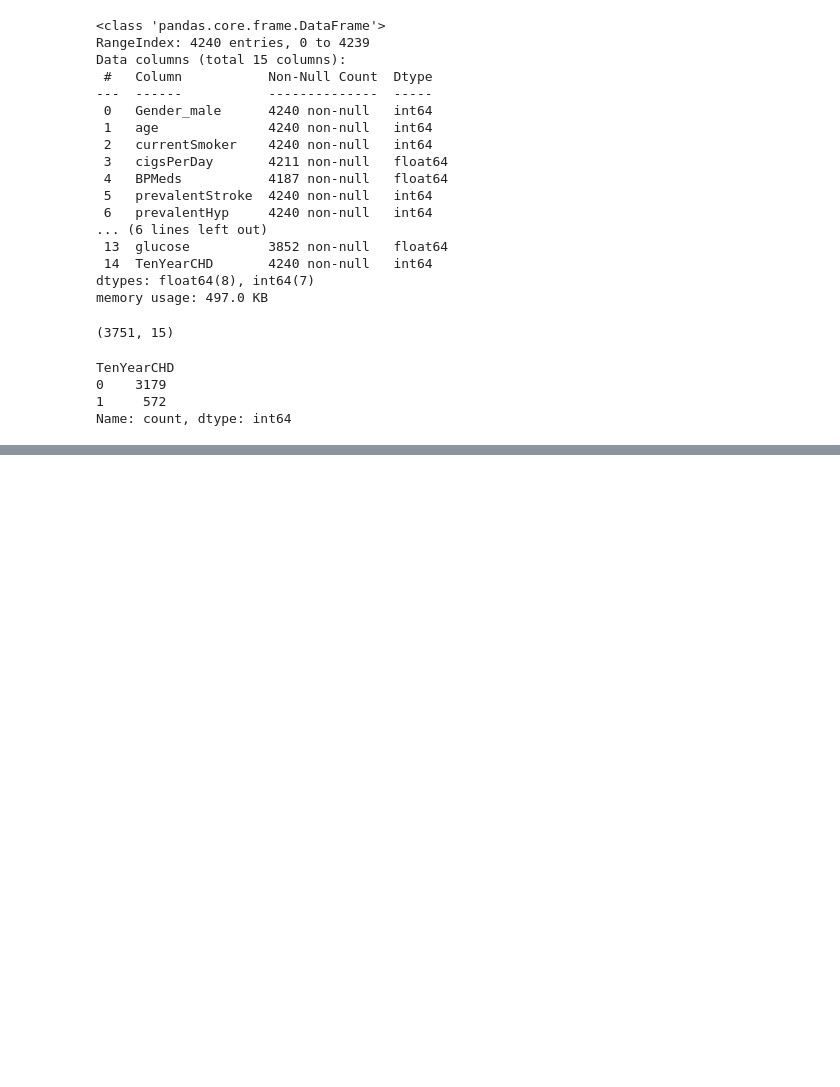
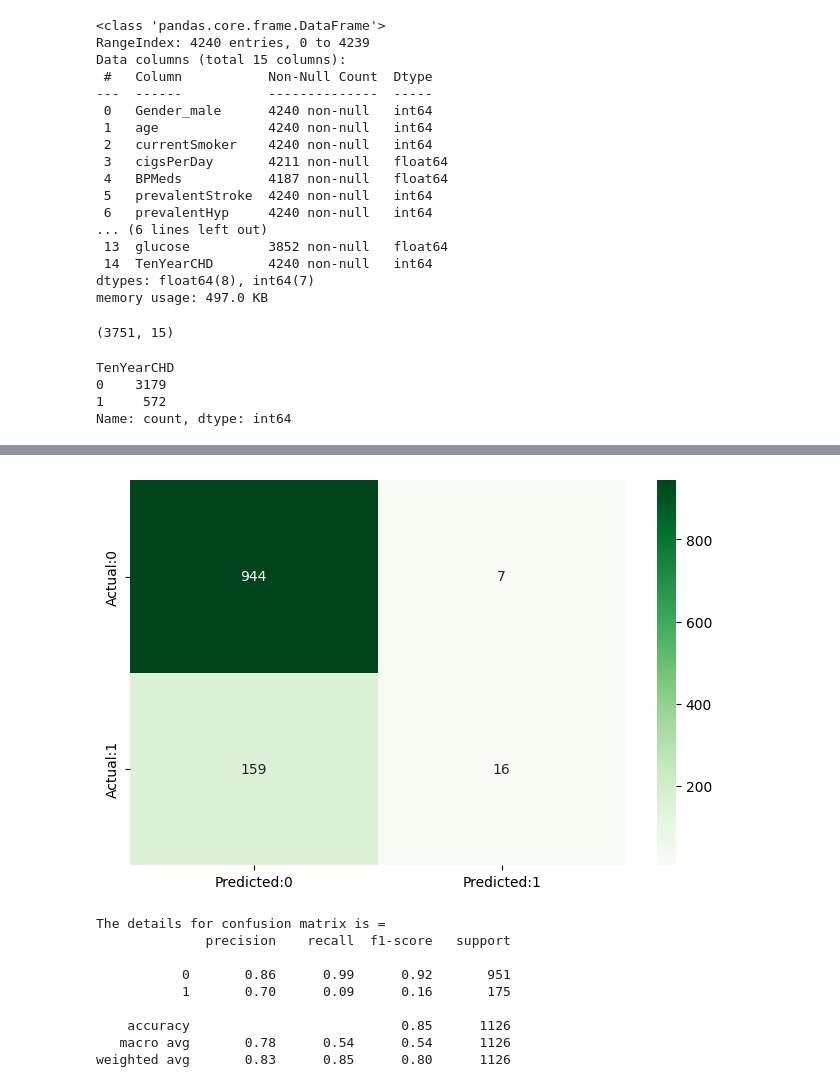
Before and after one commit to NavdeepTU/Machine-Learning, a Jupyter notebook: projects/02. heart_disease_prediction/model_training.ipynb, the cells around one changed output, grey strips where cells are left out. Saved outputs shown, nothing was run; the diff lists cells and outputs as text; code cells hidden in the pictures; blank space fills up the shorter version.

```diff
--- a/projects/02. heart_disease_prediction/model_training.ipynb
+++ b/projects/02. heart_disease_prediction/model_training.ipynb
@@ -60,0 +104,21 @@ Name: count, dtype: int64
+# %%
+# confusion matrix
+cm = confusion_matrix(y_test, y_pred)
+conf_matrix = pd.DataFrame(cm, columns=["Predicted:0", "Predicted:1"], index=["Actual:0", "Actual:1"])
+
+plt.figure(figsize=(8, 5))
+sns.heatmap(conf_matrix, annot=True, fmt='d', cmap="Greens")
+plt.show()
+print("The details for confusion matrix is =")
+print(classification_report(y_test, y_pred))
+# %% [output]
+[figure, added]
+The details for confusion matrix is =
+              precision    recall  f1-score   support
+
+           0       0.86      0.99      0.92       951
+           1       0.70      0.09      0.16       175
+
+    accuracy                           0.85      1126
+   macro avg       0.78      0.54      0.54      1126
+weighted avg       0.83      0.85      0.80      1126
```
Also changed, not shown: parts of 6 cells of this notebook.
